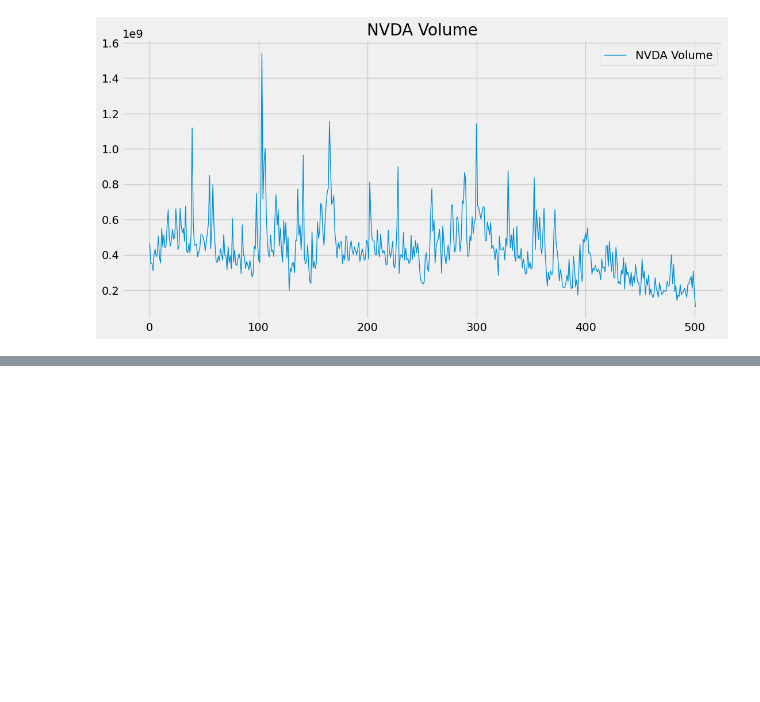
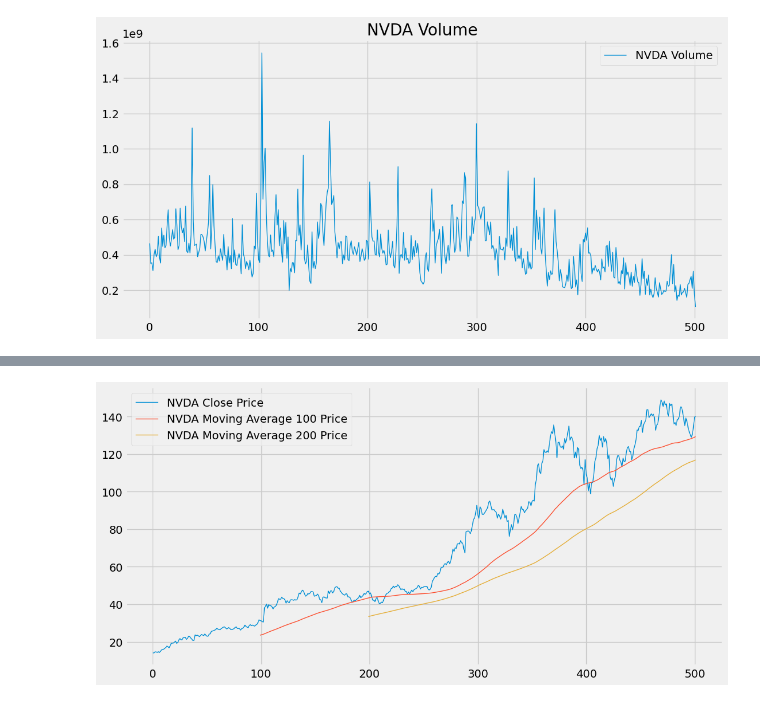
Before and after one commit to Hctor11/stock-trend-prediction, a Jupyter notebook: notebooks/stock-predictions.ipynb, the cells around one changed output, grey strips where cells are left out. Saved outputs shown, nothing was run; the diff lists cells and outputs as text; code cells hidden in the pictures; blank space fills up the shorter version.

Commit message:
add moving average

```diff
--- a/notebooks/stock-predictions.ipynb
+++ b/notebooks/stock-predictions.ipynb
@@ -145,0 +171,12 @@ plt.show()
+# %%
+data_rolled_100 = data.Close.rolling(100).mean()
+data_rolled_200 = data.Close.rolling(200).mean()
+# %%
+plt.figure(figsize=(12, 6))
+plt.plot(data.Close, label = f'{stock} Close Price', linewidth = 1)
+plt.plot(data_rolled_100, label = f'{stock} Moving Average 100 Price', linewidth = 1)
+plt.plot(data_rolled_200, label = f'{stock} Moving Average 200 Price', linewidth = 1)
+plt.legend()
+plt.show()
+# %% [output]
+[figure, added]
```
Also changed, not shown: parts of 5 cells of this notebook.
